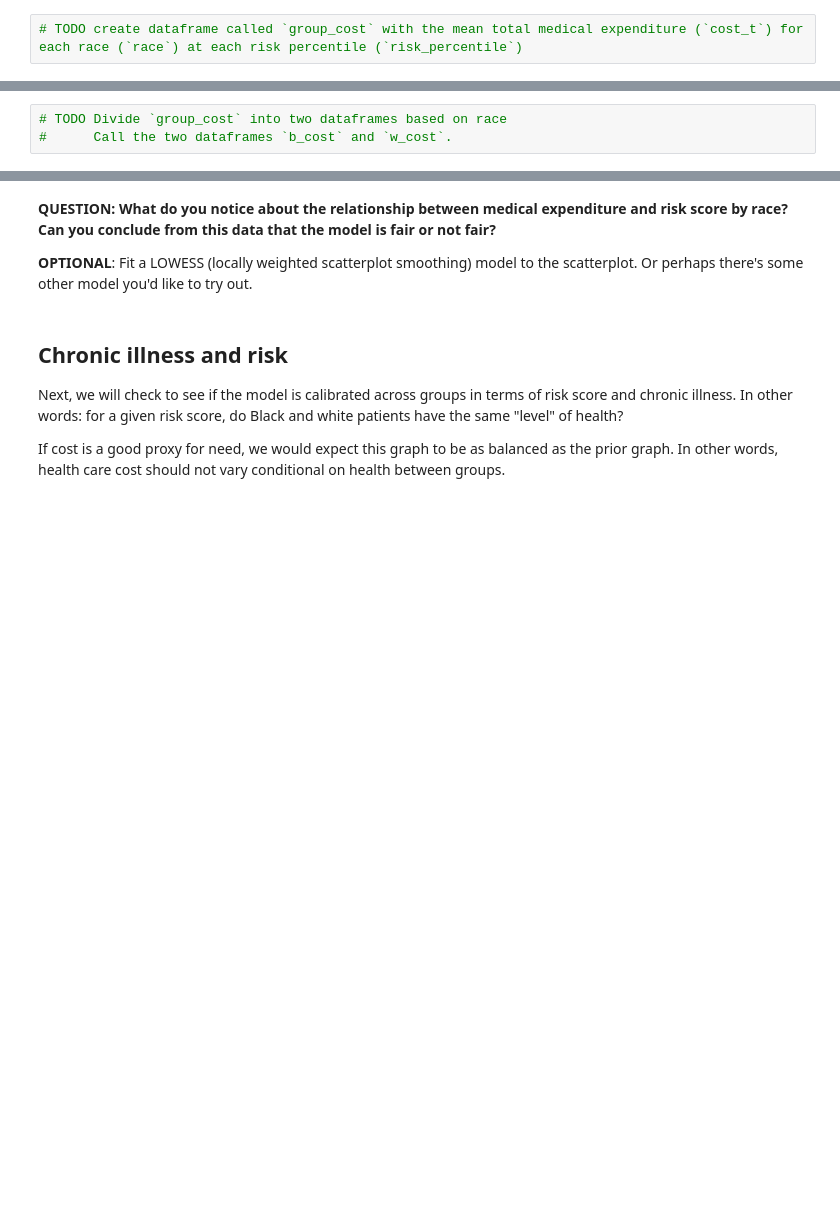
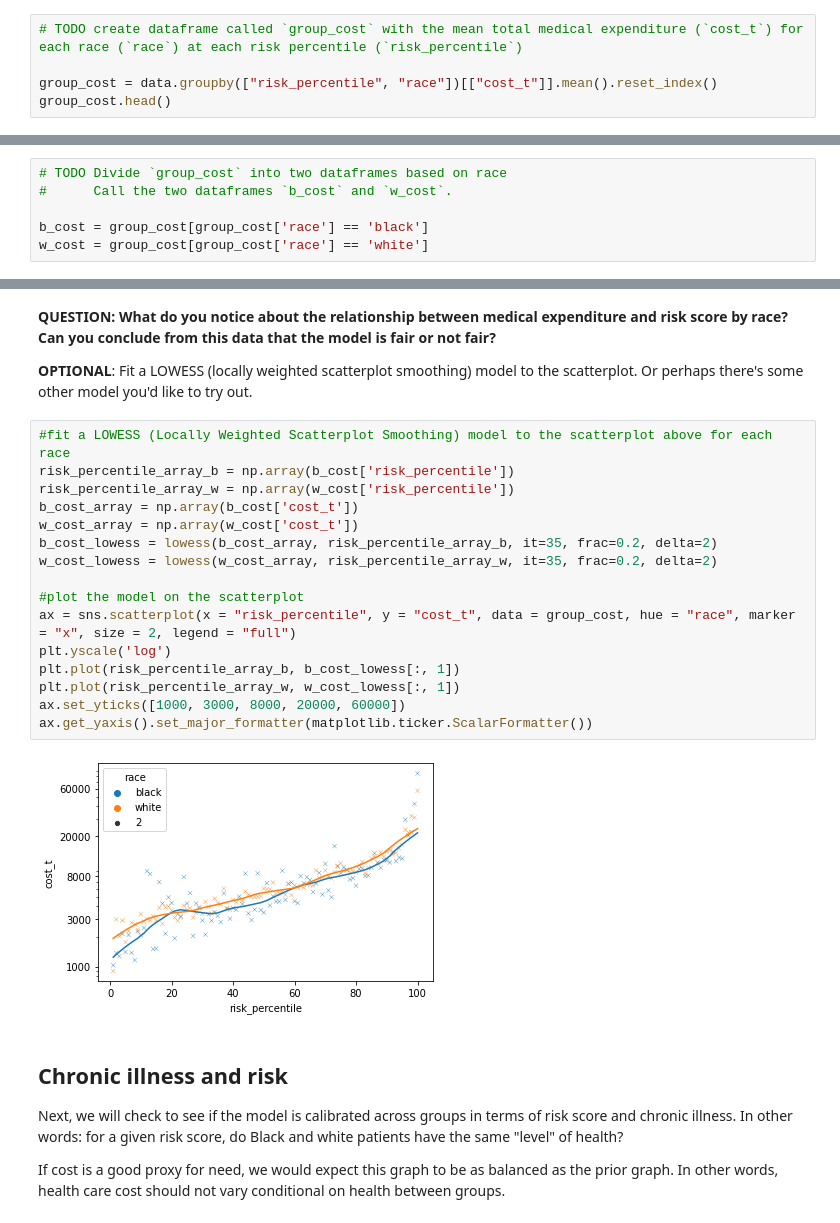
Before and after one commit to philmui/study-algorithmic-bias, a Jupyter notebook: notebooks/Berkeley_Healthcare_Bias.ipynb, the cells around one changed output, grey strips where cells are left out. Drawn from its saved outputs; the diff is of its cells as text; blank space fills up the shorter version.

Commit message:
added key calculations + graphs

```diff
--- a/notebooks/Berkeley_Healthcare_Bias.ipynb
+++ b/notebooks/Berkeley_Healthcare_Bias.ipynb
@@ -96,3 +96,6 @@ data.head()
 5 rows × 161 columns
 # %%
 # TODO create dataframe called `group_cost` with the mean total medical expenditure (`cost_t`) for each race (`race`) at each risk percentile (`risk_percentile`)
+
+group_cost = data.groupby(["risk_percentile", "race"])[["cost_t"]].mean().reset_index()
+group_cost.head()
@@ -99,6 +109,9 @@ data.head()
 # %%
 # TODO Divide `group_cost` into two dataframes based on race
 #      Call the two dataframes `b_cost` and `w_cost`.
+
+b_cost = group_cost[group_cost['race'] == 'black']
+w_cost = group_cost[group_cost['race'] == 'white']
 # %%
 # Plot risk percentile against cost, splitting on race
 ax = sns.scatterplot(x = "risk_percentile", y = "cost_t", data = group_cost, hue = "race", marker = "x", size = 2, legend = "full")
@@ -110,6 +125,24 @@ plt.legend;
 **QUESTION: What do you notice about the relationship between medical expenditure and risk score by race? Can you conclude from this data that the model is fair or not fair?**
 
 **OPTIONAL**: Fit a LOWESS (locally weighted scatterplot smoothing) model to the scatterplot. Or perhaps there's some other model you'd like to try out.
+# %%
+#fit a LOWESS (Locally Weighted Scatterplot Smoothing) model to the scatterplot above for each race
+risk_percentile_array_b = np.array(b_cost['risk_percentile'])
+risk_percentile_array_w = np.array(w_cost['risk_percentile'])
+b_cost_array = np.array(b_cost['cost_t'])
+w_cost_array = np.array(w_cost['cost_t'])
+b_cost_lowess = lowess(b_cost_array, risk_percentile_array_b, it=35, frac=0.2, delta=2)
+w_cost_lowess = lowess(w_cost_array, risk_percentile_array_w, it=35, frac=0.2, delta=2)
+
+#plot the model on the scatterplot
+ax = sns.scatterplot(x = "risk_percentile", y = "cost_t", data = group_cost, hue = "race", marker = "x", size = 2, legend = "full")
+plt.yscale('log')
+plt.plot(risk_percentile_array_b, b_cost_lowess[:, 1])
+plt.plot(risk_percentile_array_w, w_cost_lowess[:, 1])
+ax.set_yticks([1000, 3000, 8000, 20000, 60000])
+ax.get_yaxis().set_major_formatter(matplotlib.ticker.ScalarFormatter())
+# %% [output]
+[figure, added]
 # %% [markdown]
 ## Chronic illness and risk
 
```
Also changed, not shown: parts of 9 cells of this notebook.
